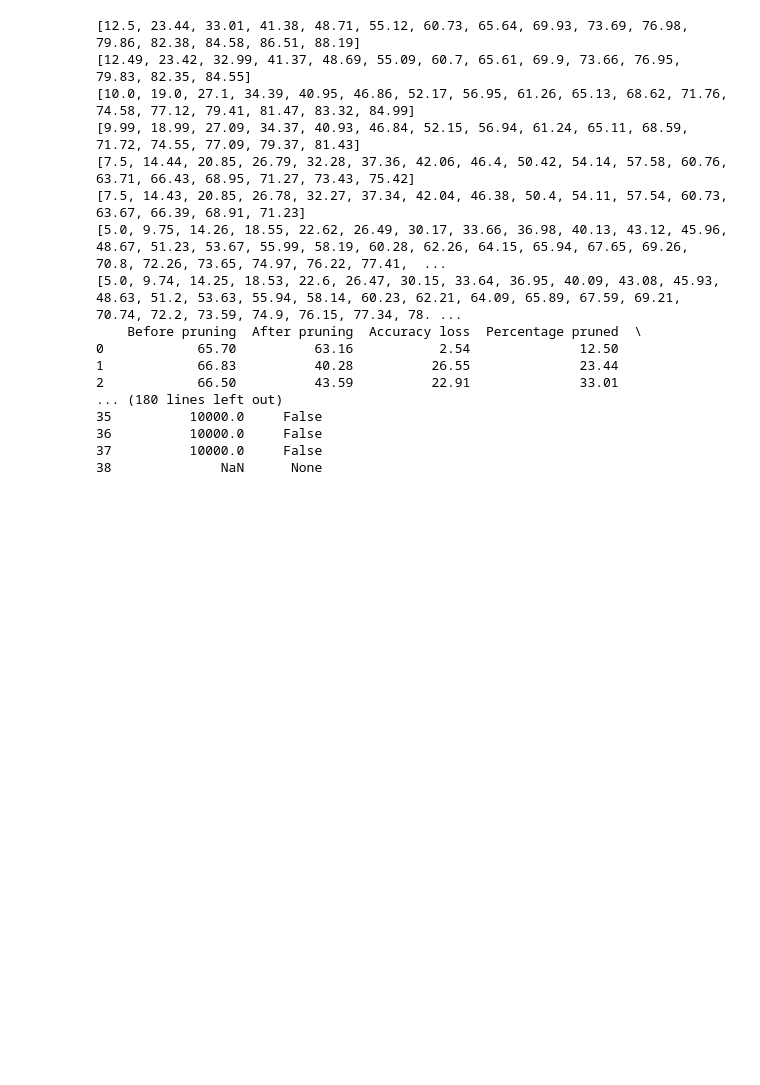
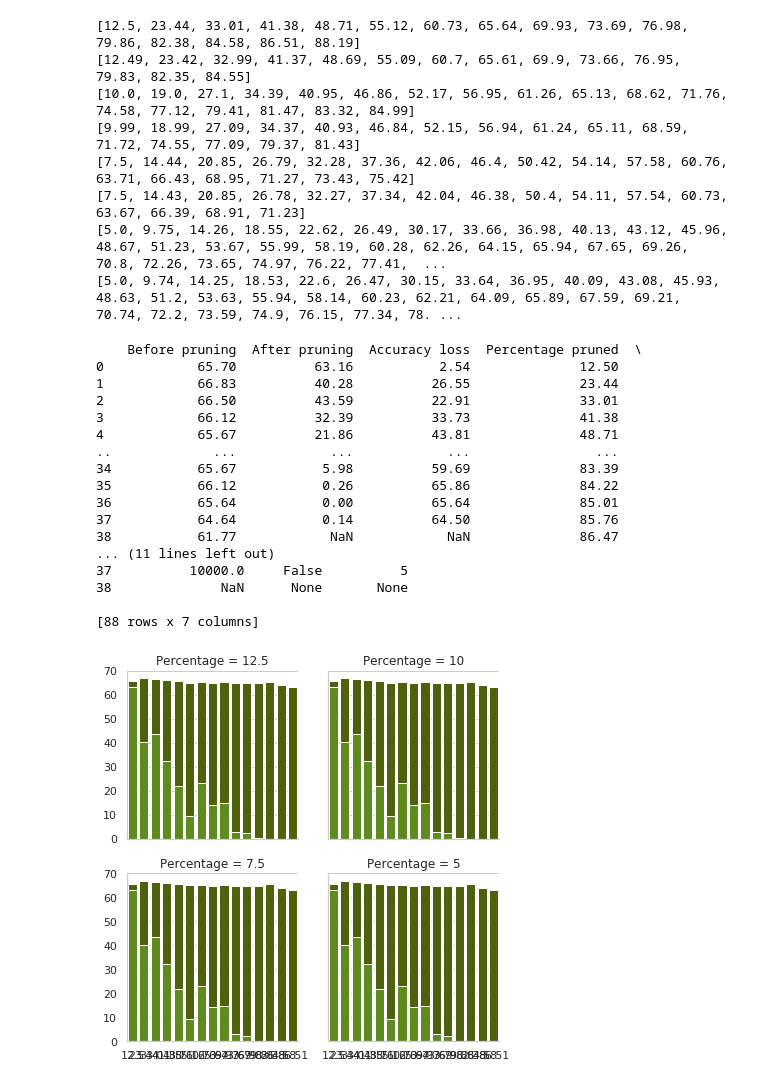
Before and after one commit to CedricGullentops/Master-Thesis-Pruning-for-Object-Detection, a Jupyter notebook: Jupyter Notebook/makeGraphsFromLog.ipynb, the cells around one changed output. Cells and saved outputs as stored; diff of their text form; code cells hidden in the pictures; blank space fills up the shorter version.

Commit message:
Attempted facetgrid and delete unnecesarry test

```diff
--- a/Jupyter Notebook/makeGraphsFromLog.ipynb
+++ b/Jupyter Notebook/makeGraphsFromLog.ipynb
@@ -17,6 +17,9 @@ def makeDataFrameFromFile(filename, percentage):
         full_accuracy_list = []
         tagged = False
         for line in openfileobject:
+            #if "hard pruned" in line:
+            #    number = int(line.split("hard pruned ")[1].split(" filters")[0])
+            #    print(number)
             if "Accuracy" in line or "accuracy" in line:
                 if "Couldn't reach original accuracy" in line:
                     continue
@@ -93,12 +96,13 @@ def makeDataFrameFromFile(filename, percentage):
                 i.append(False)
             else:
                 i.append(True)
+            i.append(str(percentage))
             data.append(i)
         i = [acc_before_pruning[len(acc_before_pruning)-1], None, None, percentage_pruned[len(acc_before_pruning)-1]]
         data.append(i)
 
         accuracy = pd.DataFrame(data, columns = ['Before pruning', 'After pruning', 'Accuracy loss',\
-                                                 'Percentage pruned', 'Batches trained' , 'Top limit'])
+                                                 'Percentage pruned', 'Batches trained' , 'Top limit', 'Percentage'])
         return accuracy, filters_per_layer, full_accuracy_list
 # %%
 def printAccuracy(accuracy):
@@ -188,38 +198,49 @@ def makeHeatMap(filters_per_layer, percentage):
 # %%
 method12, filters_per_layer_12, full_accuracy_list_12 = makeDataFrameFromFile('logs/l2-hard-12.5.log', 12.5)
 method10, filters_per_layer_10, full_accuracy_list_10 = makeDataFrameFromFile('logs/l2-hard-10.log', 10)
 method7, filters_per_layer_7, full_accuracy_list_7 = makeDataFrameFromFile('logs/l2-hard-7.5.log', 7.5)
 method5, filters_per_layer_5, full_accuracy_list_5 = makeDataFrameFromFile('logs/l2-hard-5.log', 5)
 
 filters12 = getFiltersOfLayers(filters_per_layer_12, 0, -1)
 filters10 = getFiltersOfLayers(filters_per_layer_10, 0, -1)
 filters7 = getFiltersOfLayers(filters_per_layer_7, 0, -1)
 filters5 = getFiltersOfLayers(filters_per_layer_5, 0, -1)
 
-#print(method12['Percentage pruned'])
+combinedMethod = pd.concat([method12, method10, method7, method5])
 
-print(method12)
-print(method10)
-print(method7)
-print(method5)
+g = sns.FacetGrid(combinedMethod, col='Percentage', col_wrap=2, ylim=(0, 70))
+g.map(sns.barplot, x='Percentage pruned' ,y='Before pruning', data=method12, color='#557000')
+g.map(sns.barplot, x='Percentage pruned' ,y='After pruning', data=method12, color='#639c0e')
+
+
+print(combinedMethod)
 # %% [output]
 [12.5, 23.44, 33.01, 41.38, 48.71, 55.12, 60.73, 65.64, 69.93, 73.69, 76.98, 79.86, 82.38, 84.58, 86.51, 88.19]
 [12.49, 23.42, 32.99, 41.37, 48.69, 55.09, 60.7, 65.61, 69.9, 73.66, 76.95, 79.83, 82.35, 84.55]
 [10.0, 19.0, 27.1, 34.39, 40.95, 46.86, 52.17, 56.95, 61.26, 65.13, 68.62, 71.76, 74.58, 77.12, 79.41, 81.47, 83.32, 84.99]
 [9.99, 18.99, 27.09, 34.37, 40.93, 46.84, 52.15, 56.94, 61.24, 65.11, 68.59, 71.72, 74.55, 77.09, 79.37, 81.43]
 [7.5, 14.44, 20.85, 26.79, 32.28, 37.36, 42.06, 46.4, 50.42, 54.14, 57.58, 60.76, 63.71, 66.43, 68.95, 71.27, 73.43, 75.42]
 [7.5, 14.43, 20.85, 26.78, 32.27, 37.34, 42.04, 46.38, 50.4, 54.11, 57.54, 60.73, 63.67, 66.39, 68.91, 71.23]
 [5.0, 9.75, 14.26, 18.55, 22.62, 26.49, 30.17, 33.66, 36.98, 40.13, 43.12, 45.96, 48.67, 51.23, 53.67, 55.99, 58.19, 60.28, 62.26, 64.15, 65.94, 67.65, 69.26, 70.8, 72.26, 73.65, 74.97, 76.22, 77.41,  ...
 [5.0, 9.74, 14.25, 18.53, 22.6, 26.47, 30.15, 33.64, 36.95, 40.09, 43.08, 45.93, 48.63, 51.2, 53.63, 55.94, 58.14, 60.23, 62.21, 64.09, 65.89, 67.59, 69.21, 70.74, 72.2, 73.59, 74.9, 76.15, 77.34, 78. ...
-    Before pruning  After pruning  Accuracy loss  Percentage pruned  \
-0            65.70          63.16           2.54              12.50
-1            66.83          40.28          26.55              23.44
-2            66.50          43.59          22.91              33.01
-... (180 lines left out)
-35          10000.0     False
-36          10000.0     False
-37          10000.0     False
-38              NaN      None
+    Before pruning  After pruning  Accuracy loss  Percentage pruned  \
+0            65.70          63.16           2.54              12.50
+1            66.83          40.28          26.55              23.44
+2            66.50          43.59          22.91              33.01
+3            66.12          32.39          33.73              41.38
+4            65.67          21.86          43.81              48.71
+..             ...            ...            ...                ...
+34           65.67           5.98          59.69              83.39
+35           66.12           0.26          65.86              84.22
+36           65.64           0.00          65.64              85.01
+37           64.64           0.14          64.50              85.76
+38           61.77            NaN            NaN              86.47
+... (11 lines left out)
+37          10000.0     False          5
+38              NaN      None       None
+
+[88 rows x 7 columns]
+[figure, added]
 # %%
 # 12.5 PERCENT
 printAccuracy(method12)
```
Also changed, not shown: parts of 18 cells of this notebook, 1 other file.
